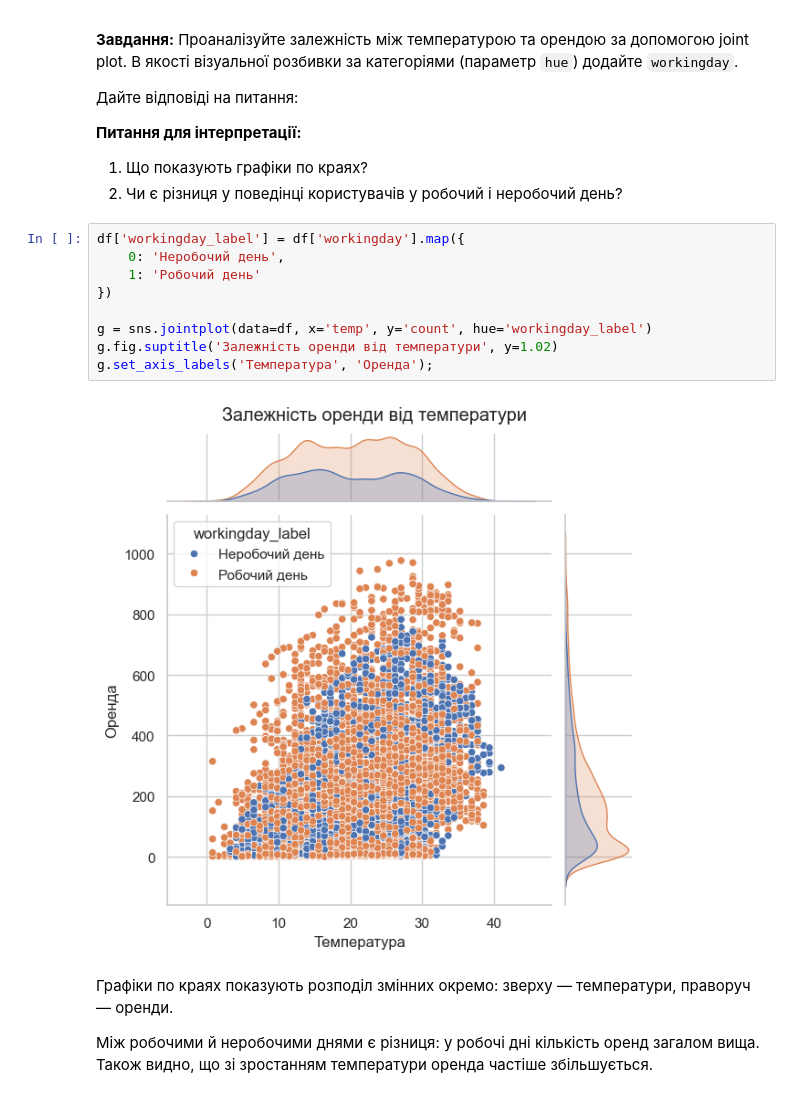
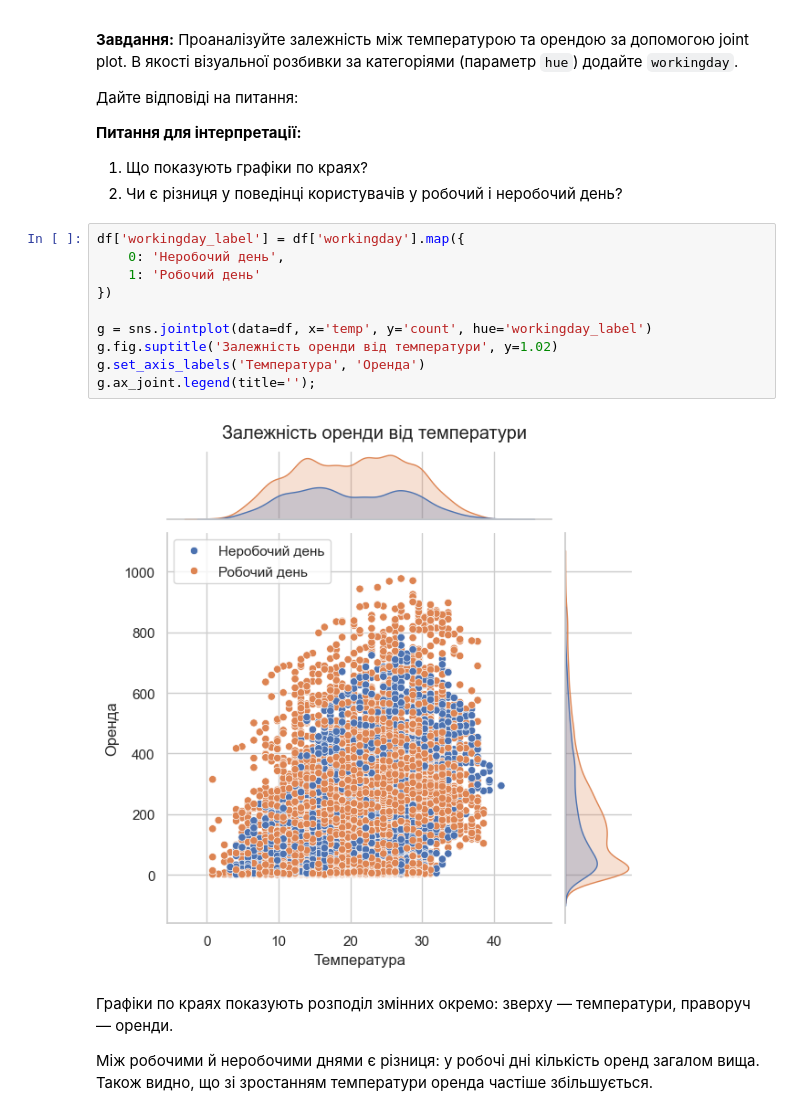
Before and after one commit to Liudmyla-D/python-learning-journey, a Jupyter notebook: hw_11_3_Статистичні_візуалізації_з_Seaborn.ipynb, the cells around one changed output. Saved outputs shown, nothing was run; the diff lists cells and outputs as text.

```diff
--- a/hw_11_3_Статистичні_візуалізації_з_Seaborn.ipynb
+++ b/hw_11_3_Статистичні_візуалізації_з_Seaborn.ipynb
@@ -310,14 +310,15 @@ plt.show()
 # %%
 df['workingday_label'] = df['workingday'].map({
     0: 'Неробочий день',
     1: 'Робочий день'
 })
 
 g = sns.jointplot(data=df, x='temp', y='count', hue='workingday_label')
 g.fig.suptitle('Залежність оренди від температури', y=1.02)
-g.set_axis_labels('Температура', 'Оренда');
+g.set_axis_labels('Температура', 'Оренда')
+g.ax_joint.legend(title='');
 # %% [output]
-[figure, old version]
+[figure, new version]
 # %% [markdown]
 Графіки по краях показують розподіл змінних окремо: зверху — температури, праворуч — оренди.
 
```
